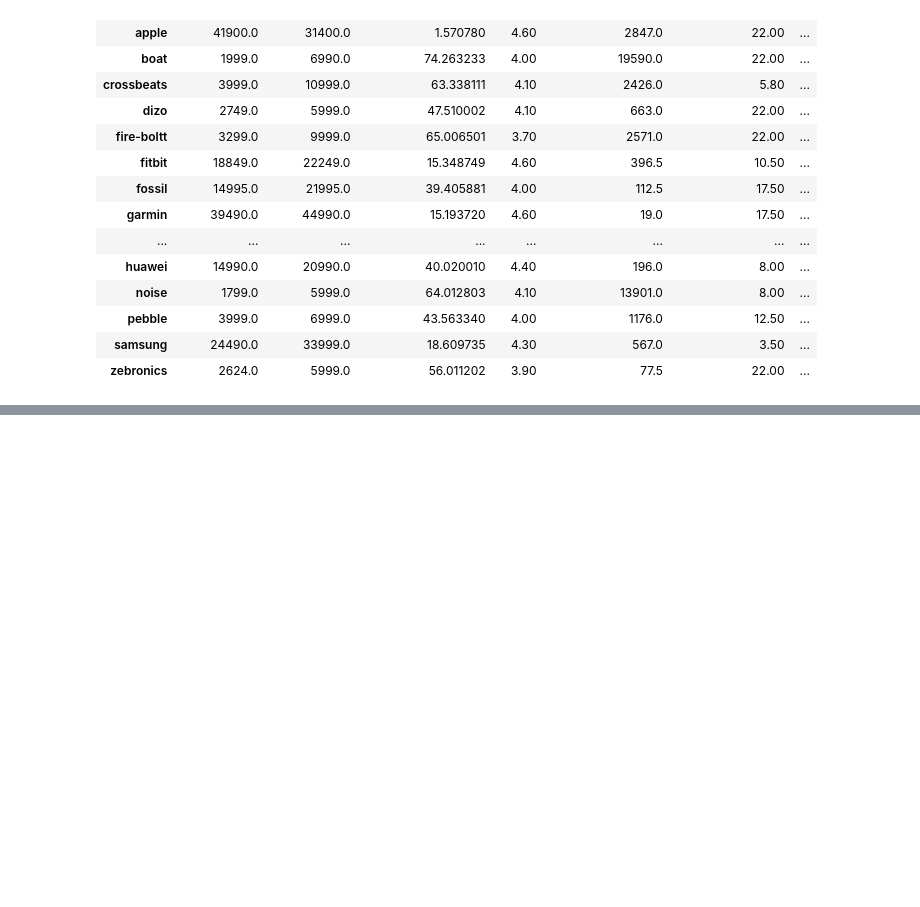
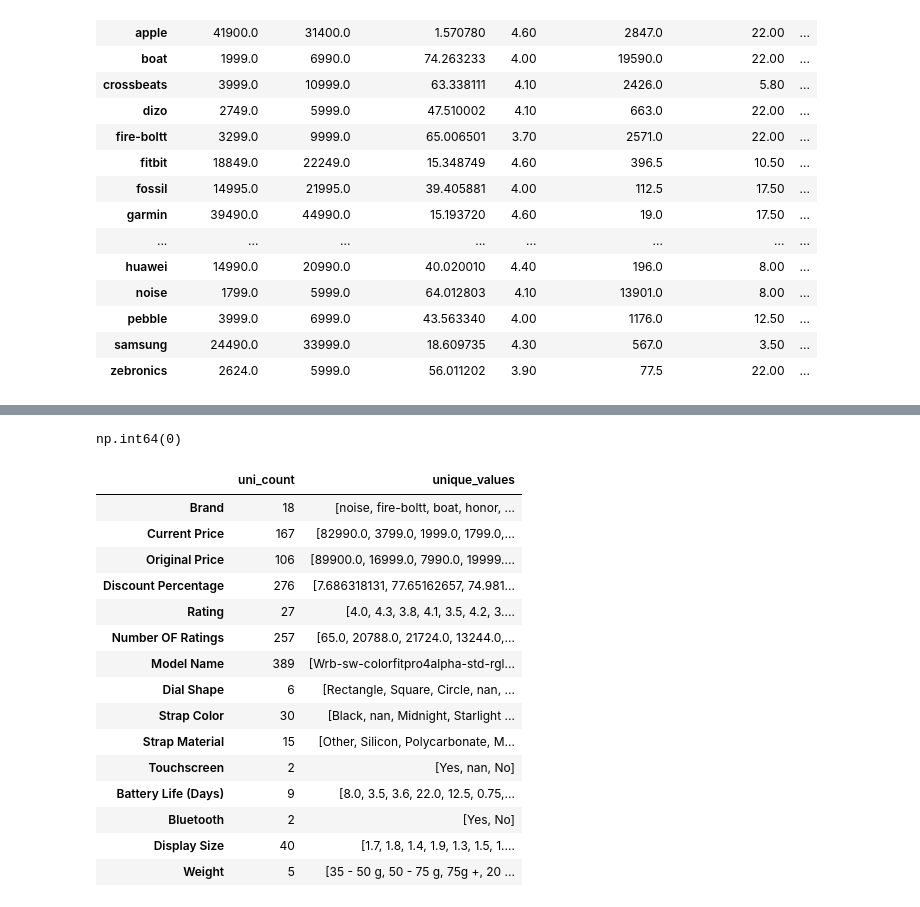
Before and after one commit to bhaveshsolanki159-codex/ML-mini-practice-Projects, a Jupyter notebook: Watch Price Predictions/main.ipynb, the cells around one changed output, grey strips where cells are left out. Cells and saved outputs as stored; diff of their text form; code cells hidden in the pictures; blank space fills up the shorter version.

```diff
--- a/Watch Price Predictions/main.ipynb
+++ b/Watch Price Predictions/main.ipynb
@@ -145,0 +202,36 @@ for col in data.columns.drop('Brand'):
+# %%
+# remove duplicates
+data.drop_duplicates(inplace=True)
+data.reset_index(drop=True, inplace=True)
+
+data.duplicated().sum() # 0
+# %% [output]
+np.int64(0)
+# %%
+def check_unique(data):
+    nunique = data.apply(lambda col: col.nunique())
+    unique_values = data.apply(lambda col: col.unique())
+    data_check = pd.DataFrame({
+        'uni_count': nunique,
+        'unique_values': unique_values
+    })
+    return data_check
+
+check_unique(data)
+# %% [output]
+|  | uni_count | unique_values |
+| Brand | 18 | [noise, fire-boltt, boat, honor, ... |
+| Current Price | 167 | [82990.0, 3799.0, 1999.0, 1799.0,... |
+| Original Price | 106 | [89900.0, 16999.0, 7990.0, 19999.... |
+| Discount Percentage | 276 | [7.686318131, 77.65162657, 74.981... |
+| Rating | 27 | [4.0, 4.3, 3.8, 4.1, 3.5, 4.2, 3.... |
+| Number OF Ratings | 257 | [65.0, 20788.0, 21724.0, 13244.0,... |
+| Model Name | 389 | [Wrb-sw-colorfitpro4alpha-std-rgl... |
+| Dial Shape | 6 | [Rectangle, Square, Circle, nan, ... |
+| Strap Color | 30 | [Black, nan, Midnight, Starlight ... |
+| Strap Material | 15 | [Other, Silicon, Polycarbonate, M... |
+| Touchscreen | 2 | [Yes, nan, No] |
+| Battery Life (Days) | 9 | [8.0, 3.5, 3.6, 22.0, 12.5, 0.75,... |
+| Bluetooth | 2 | [Yes, No] |
+| Display Size | 40 | [1.7, 1.8, 1.4, 1.9, 1.3, 1.5, 1.... |
+| Weight | 5 | [35 - 50 g, 50 - 75 g, 75g +, 20 ... |
```
Also changed, not shown: parts of 7 cells of this notebook.
